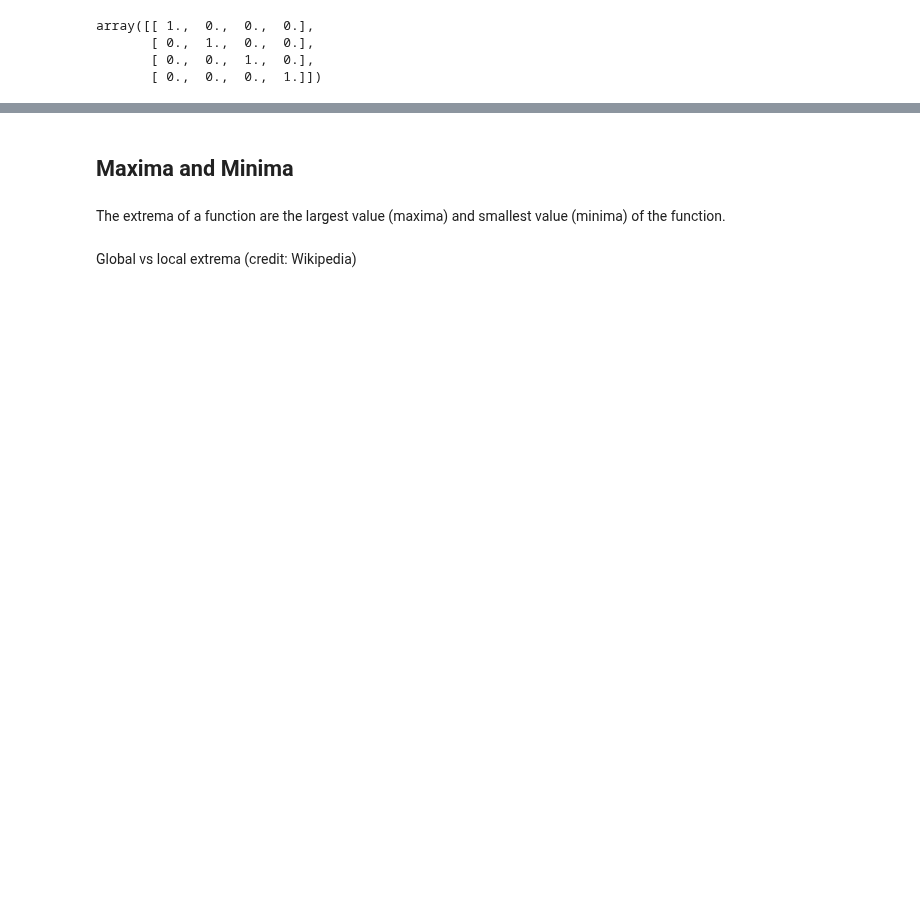
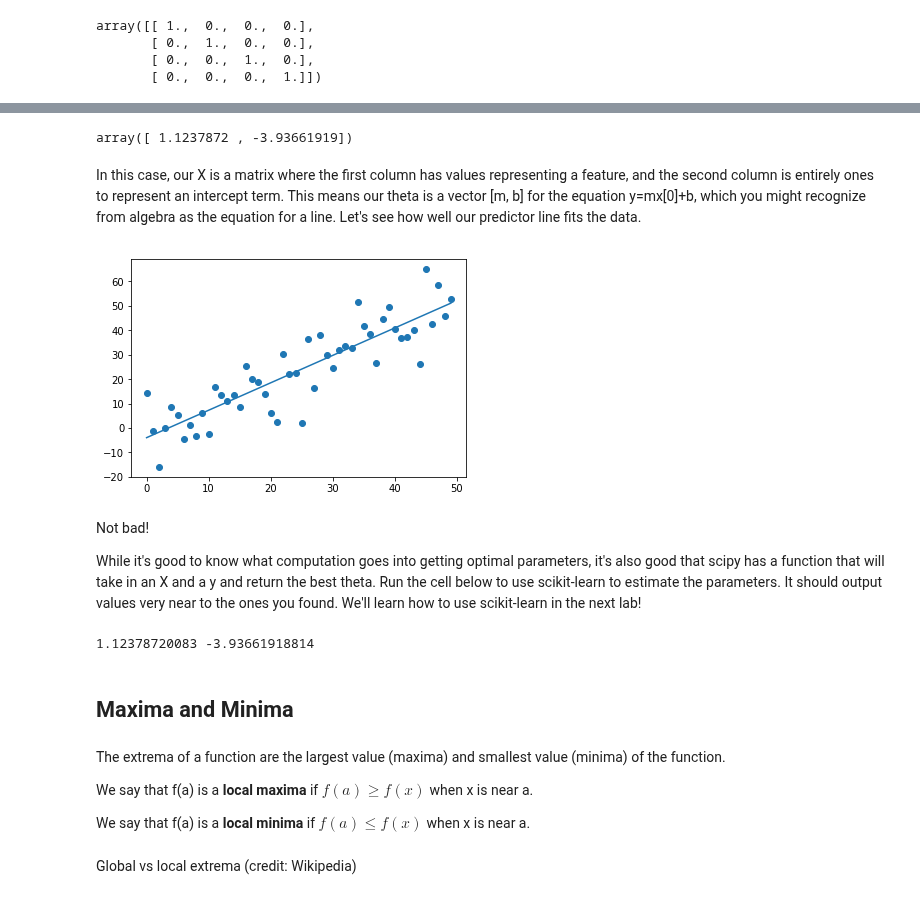
Before and after one commit to ds-modules/LEGALST-190, a Jupyter notebook: labs/2-20/2-20_math_in_scipy.ipynb, the cells around one changed output, grey strips where cells are left out. Drawn from its saved outputs; the diff is of its cells as text; code cells hidden in the pictures; blank space fills up the shorter version.

Commit message:
added markdown, OLS linalg example

```diff
--- a/labs/2-20/2-20_math_in_scipy.ipynb
+++ b/labs/2-20/2-20_math_in_scipy.ipynb
@@ -228,7 +274,52 @@ my_inverse = ...
+# %%
+# example real values (the numbers 0 through 50 with random noise added)
+y = np.arange(50)+ np.random.normal(scale = 10,size=50)
+
+# example data
+x = np.array([np.arange(50)]).T
+
+# add a column of ones to represent an intercept term
+X = np.hstack([x, np.ones(x.shape)])
+
+# find the best theta
+theta = np.linalg.inv(X.T @ X) @ X.T @ y
+theta
+# %% [output]
+array([ 1.1237872 , -3.93661919])
+# %% [markdown]
+In this case, our X is a matrix where the first column has values representing a feature, and the second column is entirely ones to represent an intercept term. This means our theta is a vector [m, b] for the equation y=mx[0]+b, which you might recognize from algebra as the equation for a line. Let's see how well our predictor line fits the data.
+# %%
+import matplotlib.pyplot as plt
+%matplotlib inline
+
+#plot the data
+plt.scatter(x.T,y)
+
+#plot the fit line
+plt.plot(x.T[0], X @ theta);
+# %% [output]
+[figure, added]
+# %% [markdown]
+Not bad!
+
+While it's good to know what computation goes into getting optimal parameters, it's also good that scipy has a function that will take in an X and a y and return the best theta. Run the cell below to use scikit-learn to estimate the parameters. It should output values very near to the ones you found. We'll learn how to use scikit-learn in the next lab!
+# %%
+# find optimal parameters for linear regression
+from sklearn import linear_model
+
+lin_reg = linear_model.LinearRegression(fit_intercept=True)
+lin_reg.fit(x, y)
+print(lin_reg.coef_[0], lin_reg.intercept_)
+# %% [output]
+1.12378720083 -3.93661918814
 # %% [markdown]
 ## Maxima and Minima <a id='section 2'></a>
 # %% [markdown]
 The extrema of a function are the largest value (maxima) and smallest value (minima) of the function.
+
+We say that f(a) is a **local maxima** if $f(a)\geq f(x)$ when x is near a.
+
+We say that f(a) is a **local minima** if $f(a)\leq f(x)$ when x is near a.
 # %% [markdown]
 Global vs local extrema (credit: Wikipedia)
 # %% [markdown]
```
Also changed, not shown: parts of 53 cells of this notebook.
